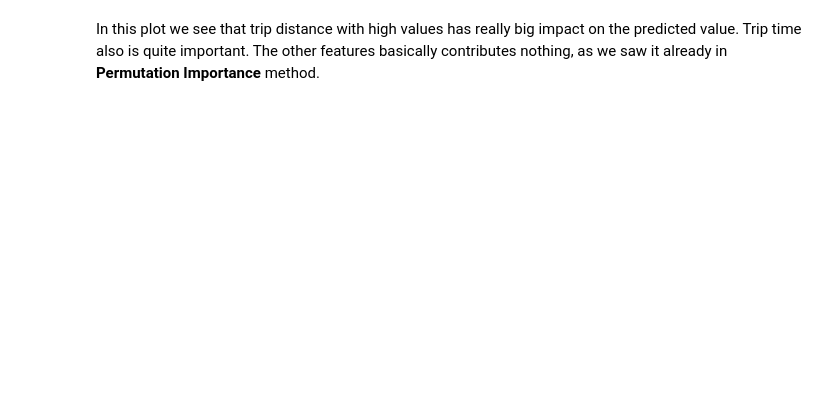
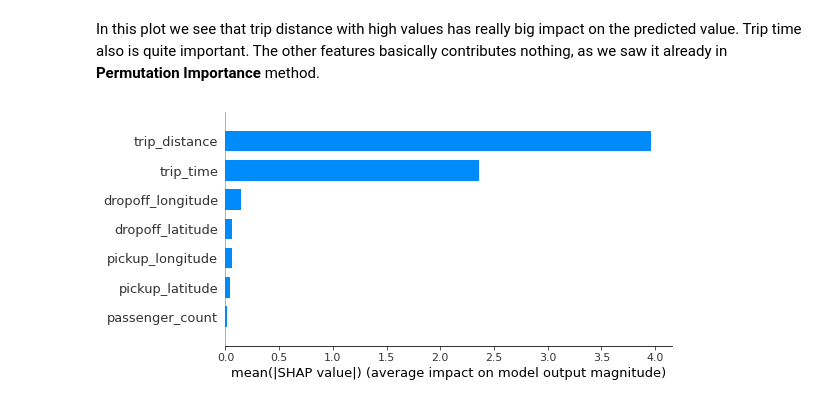
Before and after one commit to dmitrigrigoriev/Explainable_AI, a Jupyter notebook: New_York_Cab/YellowCab.ipynb, the cells around one changed output. Saved outputs shown, nothing was run; the diff lists cells and outputs as text; code cells hidden in the pictures; blank space fills up the shorter version.

Commit message:
Implements SHAP and LIME explanations

```diff
--- a/New_York_Cab/YellowCab.ipynb
+++ b/New_York_Cab/YellowCab.ipynb
@@ -376,3 +379,7 @@ shap.summary_plot(shap_values, X_test.head(1500))
 # %% [markdown]
 In this plot we see that trip distance with high values has really big impact on the predicted value.
 Trip time also is quite important. The other features basically contributes nothing, as we saw it already in **Permutation Importance** method.
+# %%
+shap.summary_plot(shap_values, X_test.head(1500), plot_type="bar")
+# %% [output]
+[figure, added]
```
Also changed, not shown: parts of 8 cells of this notebook.
